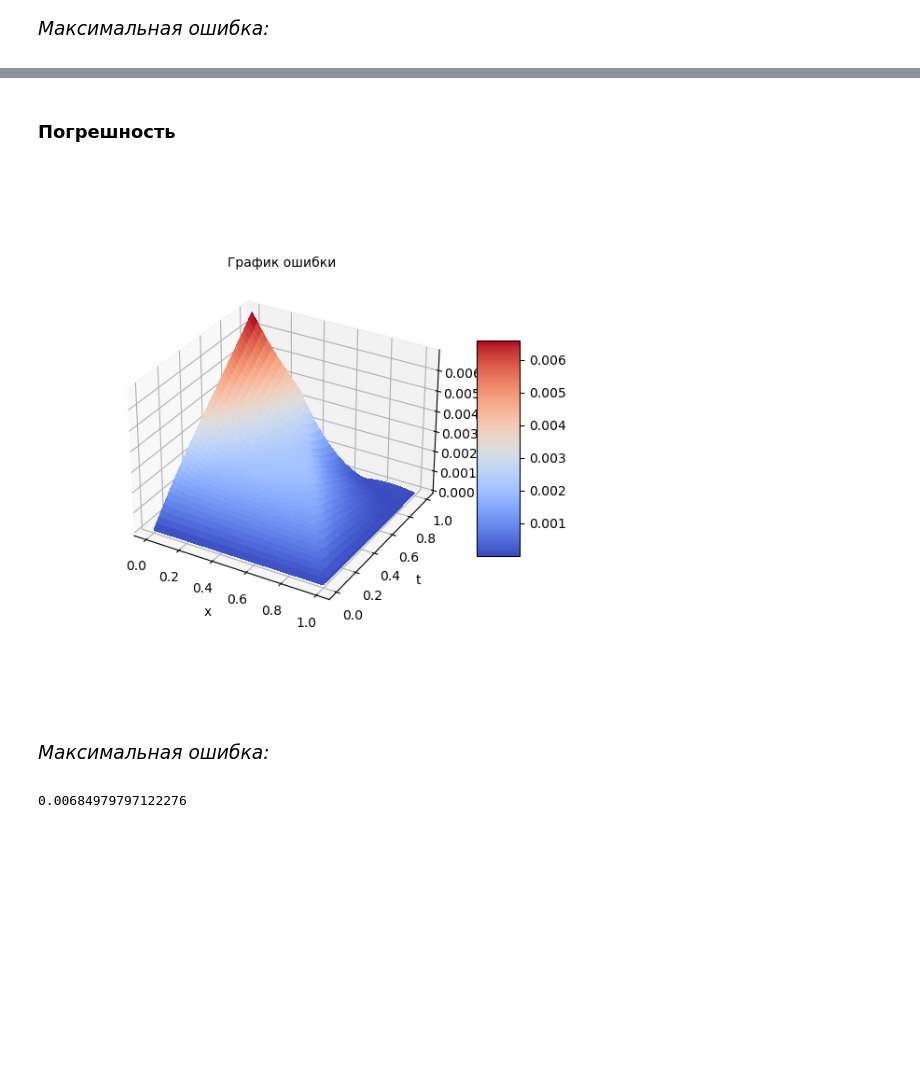
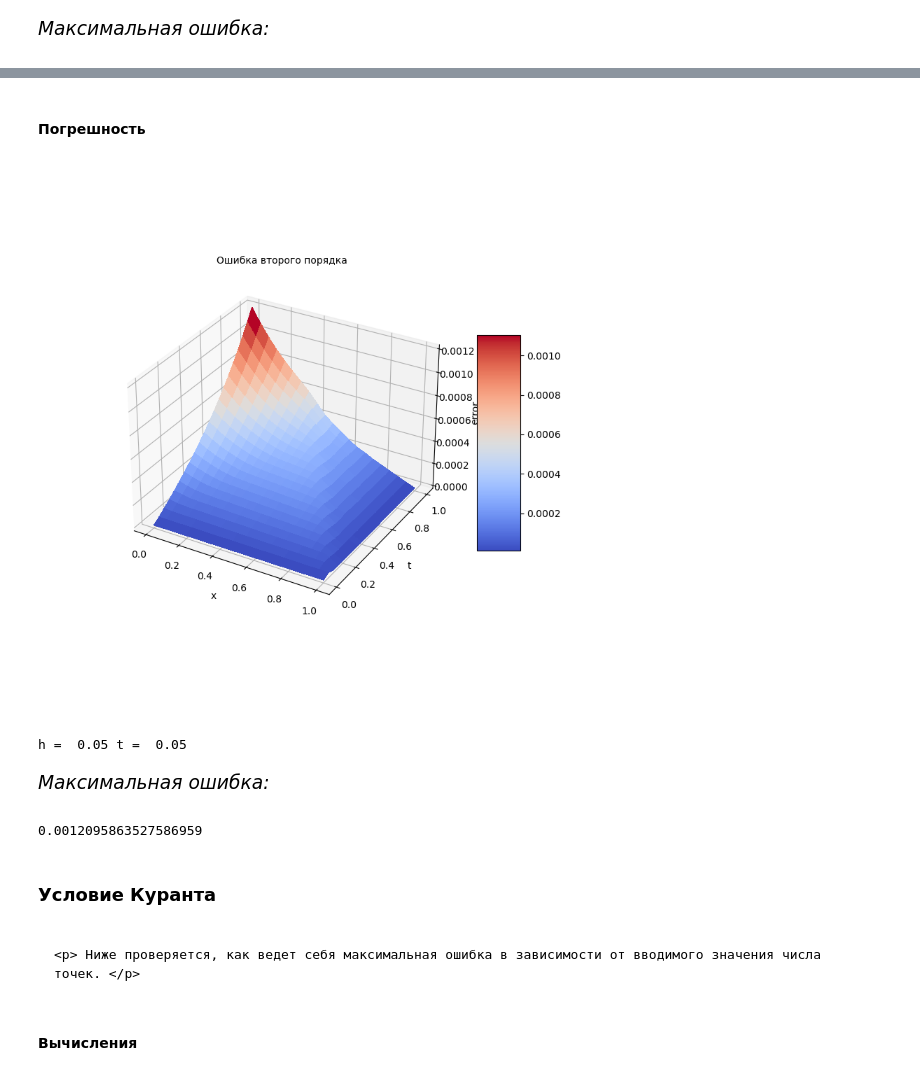
Before and after one commit to Shchetinnikov/Numerical_Methods, a Jupyter notebook: Lab7.ipynb, the cells around one changed output, grey strips where cells are left out. Saved outputs shown, nothing was run; the diff lists cells and outputs as text; code cells hidden in the pictures; blank space fills up the shorter version.

```diff
--- a/Lab7.ipynb
+++ b/Lab7.ipynb
@@ -292,10 +245,4 @@ plt.show()
 # %%
-u_plot2 = []   # численное решение
+u_plot2 = solve_eq(x_plot, t_plot, a, f,
+                   phi_1, phi_1xx ,phi_2,
+                   alpha_1, beta_1, gamma_1, alpha_2, beta_2, gamma_2, precision=2)
-# %%
-# первые два слоя по времени из начальных условий
-
-layer_0 = [phi_1(xk) for xk in x_plot]
-layer_1 = [uk_0 + phi_2(xk) * t + (t**2 / 2) * (a**2 * (3 - (1 / 8) * xk / np.power(1 - (xk / 2)**2, 3 / 2)) + f(xk, 0)) for xk, uk_0 in zip(x_plot, layer_0)]
-
-u_plot2.append(layer_0)
-u_plot2.append(layer_1)
@@ -353,38 +260,29 @@ plt.show()
 # %% [markdown]
-### Погрешность
+#### Погрешность
 # %%
 errors = []
 
 for n in range(len(Z0)):
     errors_i = [abs(z0 - z) for z0, z in zip(Z0[n], Z[n])]
     errors.append(errors_i)
+
+errors = np.array(errors)
 # %%
-X, Y = np.meshgrid(x_plot, t_plot)
-errors = np.asarray(errors)
+error_fig(X, Y, errors, precision=2)
+# %% [output]
+[figure, added]
+h =  0.05 t =  0.05
-# %%
-fig = plt.figure(figsize=(6, 6))
-ax = fig.add_subplot(111, projection='3d')
-
-surf = ax.plot_surface(X, Y, errors, cmap=cm.coolwarm, linewidth=0, antialiased=False)
-fig.colorbar(surf, shrink=0.5, aspect=5)
-# ax.plot_wireframe(X, Y, errors,  rstride=10, cstride=10, color='', label='analytical solution')
-
-ax.set_xlabel('x', fontsize=10)
-ax.set_ylabel('t', fontsize=10)
-ax.set_zlabel('error', fontsize=10)
-
-plt.title('График ошибки', fontsize=10)
-
-plt.show()
-# %% [output]
-[figure, removed]
 # %% [markdown]
 <span style="font-style:italic; font-size:14pt;">
     <p>
         Максимальная ошибка:
     </p>
-# %%
-errors = errors.flatten()
-max(errors.tolist())
-# %% [output]
-0.00684979797122276
+# %%
+np.max(errors)
+# %% [output]
+0.0012095863527586959
+# %% [markdown]
+### Условие Куранта
+# %% [markdown]
+> <span style="font-style:normal; font-size:12pt;">
+    <p> Ниже проверяется, как ведет себя максимальная ошибка в зависимости от вводимого значения числа точек. </p>
@@ -390,0 +320,2 @@ max(errors.tolist())
+# %% [markdown]
+#### Вычисления
```
Also changed, not shown: parts of 47 cells of this notebook.
